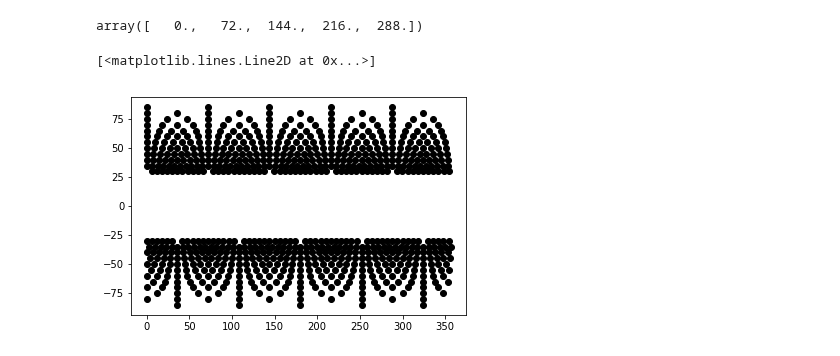
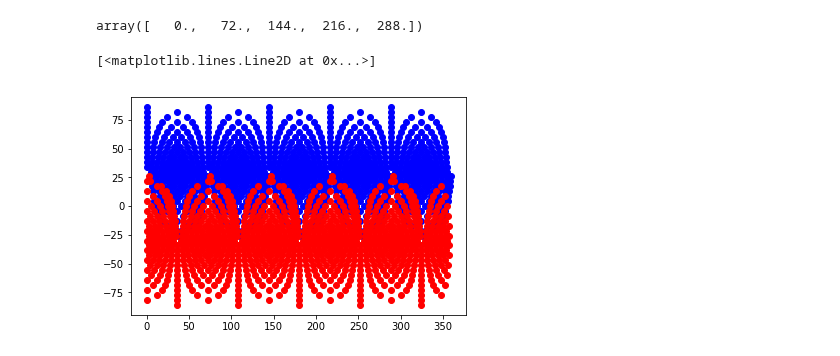
Before and after one commit to yoachim/18_scratch, a Jupyter notebook: penthex/try_cover.ipynb, the cells around one changed output. Drawn from its saved outputs; the diff is of its cells as text; code cells hidden in the pictures.

```diff
--- a/penthex/try_cover.ipynb
+++ b/penthex/try_cover.ipynb
@@ -15,7 +15,7 @@ import matplotlib.pylab as plt
 # I think I need to put a pentagon at the pole, and then a ring of 5 at some latitude.
 # So, an opening angle of 72 degrees.
 # let's make
-n_between = 11
+n_between = 13
 # %%
 golden = (1. + 5.**.5)/2.
 # %%
@@ -161,8 +169,19 @@ array([array([  0.,  72.]), array([  0.,  36.,  72.]),
 # by the cos of the different decs.
 
 # Have to do something special around the pentagon
-for i, dec in enumerate(declinations[:-1]):
-    new_ras = np.arange(i+2)/(i+1)*np.pi*2/5. + np.pi*2/10
-    for ra in new_ras[:-1]:
+for i, dec in enumerate(new_declinations):
+    # Ah, the scale isn't the full 2/5*pi
+    new_ras = (np.arange(i+2)/(i+1)-0.5)*np.pi*2/5. + np.pi*2/10
+
+    # Need to add a
+    for ra in new_ras[1:-1]:
         decs.append(dec)
         ras.append(ra)
+    # now to put on the left edge at the end
+    if np.size(new_ras[1:-1]) > 0:
+        last_edge = np.max(new_ras[1:-1]) + poly_side*np.cos(np.pi/6.)/np.cos(dec)
+    else:
+        last_edge = np.pi*2/10.
+    extra_ra = last_edge + poly_side*np.cos(np.pi/6.)/np.cos(dec)
+    decs.append(dec)
+    ras.append(extra_ra)
@@ -180,10 +210,10 @@ for rot in rotations:
     cap_ras.extend(ras+rot)
     cap_decs.extend(decs)
 # %%
-plt.plot(np.degrees(cap_ras), np.degrees(cap_decs), 'ko')
-plt.plot(np.degrees((np.array(cap_ras)+np.pi) % (2.*np.pi)), np.degrees(-np.array(cap_decs)), 'ko')
+plt.plot(np.degrees(cap_ras), np.degrees(cap_decs), 'bo')
+plt.plot(np.degrees((np.array(cap_ras)+np.pi) % (2.*np.pi)), np.degrees(-np.array(cap_decs)), 'ro')
 # %% [output]
 [<matplotlib.lines.Line2D at 0x...>]
-[figure, old version]
+[figure, new version]
 # %%
 # final step, also add the pentagon positions
```
Also changed, not shown: parts of 11 cells of this notebook.
